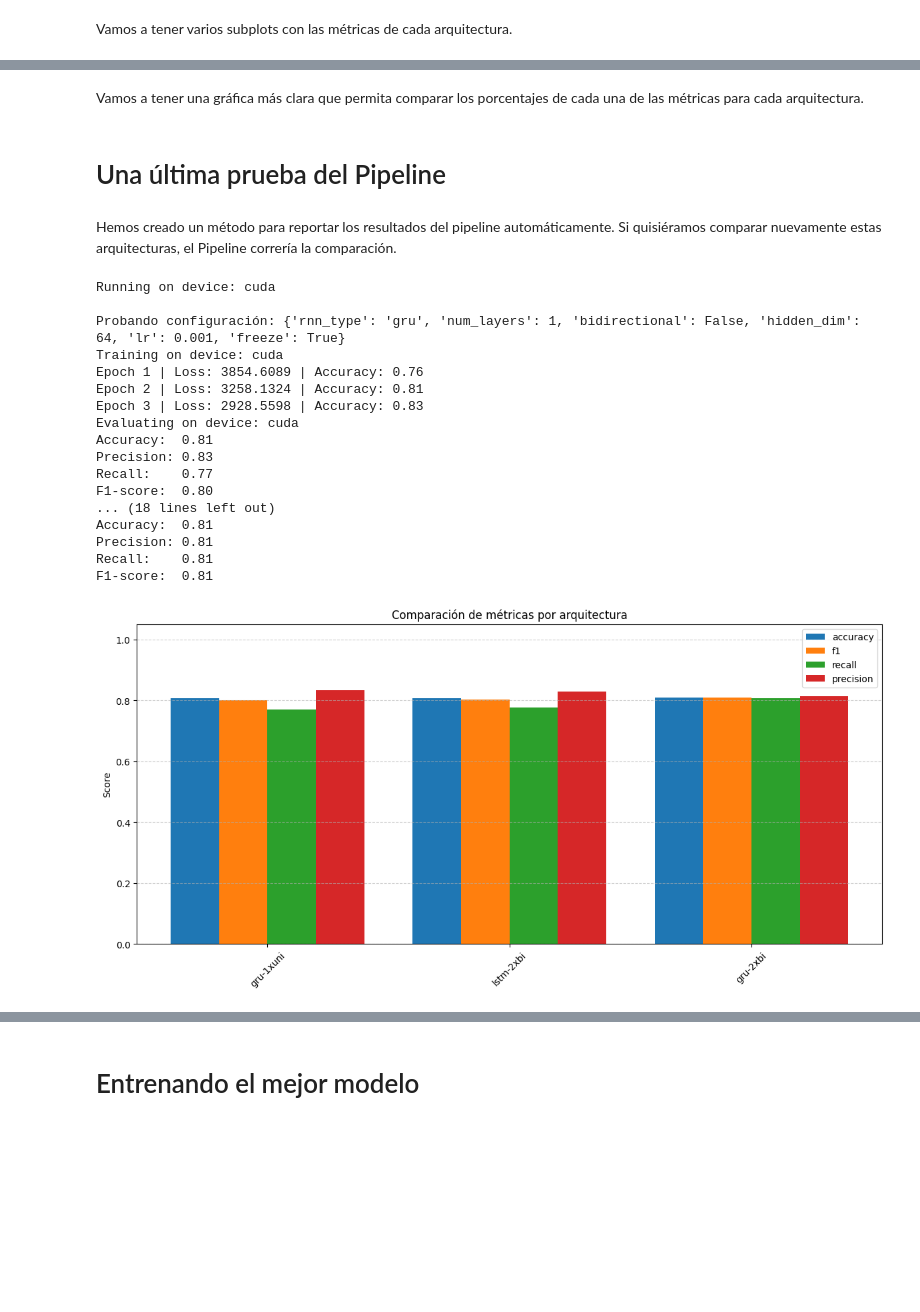
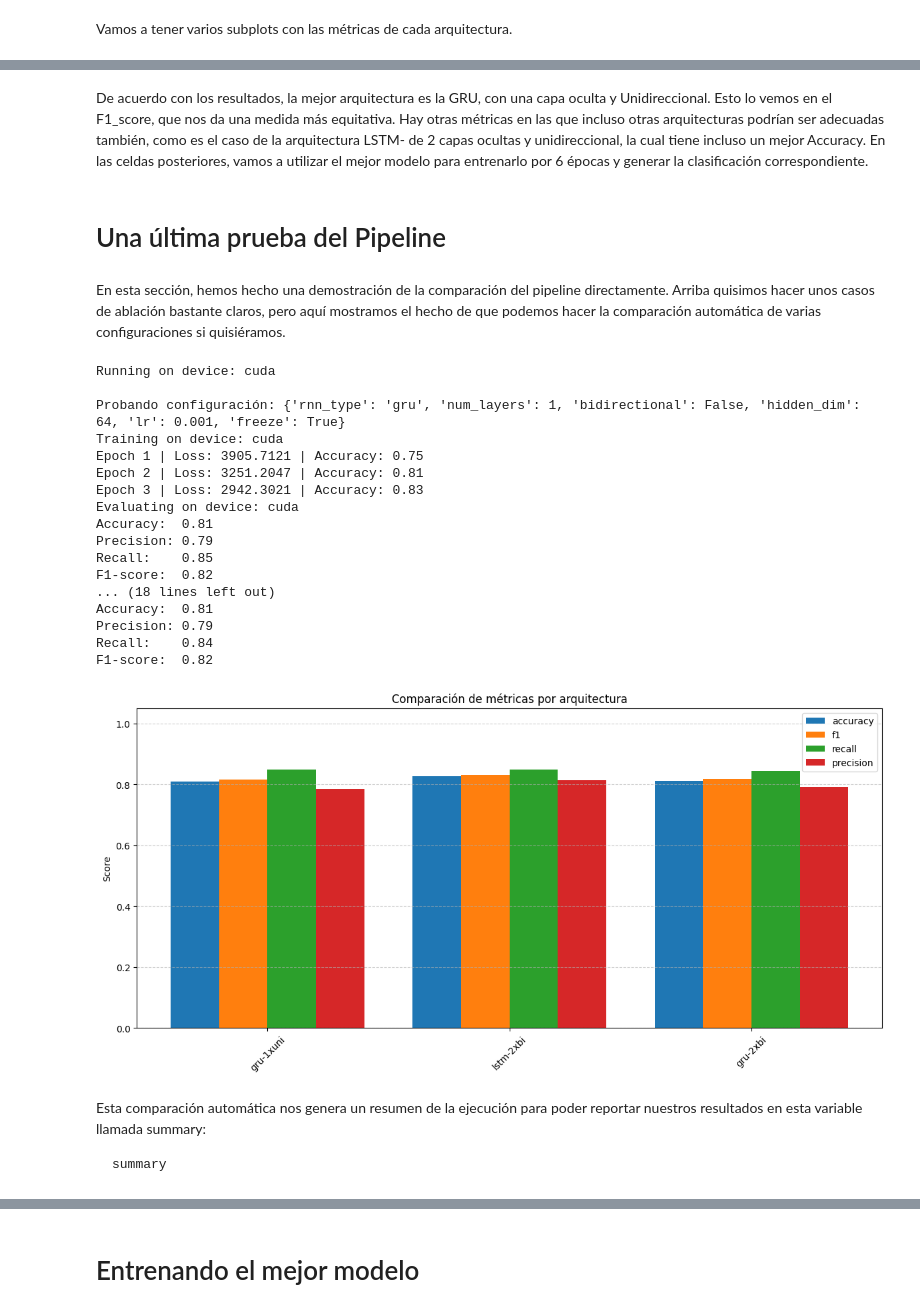
Before and after one commit to slancheros/RNN_NLP, a Jupyter notebook: Microproyecto2_Entregable.ipynb, the cells around one changed output, grey strips where cells are left out. Saved outputs shown, nothing was run; the diff lists cells and outputs as text; code cells hidden in the pictures; blank space fills up the shorter version.

````diff
--- a/Microproyecto2_Entregable.ipynb
+++ b/Microproyecto2_Entregable.ipynb
@@ -308,7 +307,7 @@ Explicamos aquí los tipos de capas de la red, ya que van a ser configurables de
 | **GRU**  | Gated Recurrent Unit   |
 # %%
 class SentimentRNN(nn.Module):
-    def __init__(self, embedding_matrix, hidden_dim, num_layers=1, bidirectional=False, rnn_type='lstm'):
+    def __init__(self, embedding_matrix, hidden_dim, num_layers=1, bidirectional=False, rnn_type='lstm', dropout=0.3):
         super().__init__()
         num_embeddings, emb_dim = embedding_matrix.shape
         self.embedding = nn.Embedding.from_pretrained(embedding_matrix, freeze=True)
@@ -319,40 +318,30 @@ class SentimentRNN(nn.Module):
             hidden_size=hidden_dim,
             num_layers=num_layers,
             batch_first=True,
-            bidirectional=bidirectional
+            bidirectional=bidirectional,
+            dropout=dropout if num_layers > 1 else 0.0
         )
 
         direction_factor = 2 if bidirectional else 1
+        self.dropout = nn.Dropout(dropout)
         self.fc = nn.Linear(hidden_dim * direction_factor, 1)
         self.sigmoid = nn.Sigmoid()
 
     def forward(self, x):
-        expected_input_dim = self.fc.in_features
-
         embedded = self.embedding(x)
         _, hidden = self.rnn(embedded)
-
-        if isinstance(hidden, tuple):  # LSTM devuelve (hidden_state, cell_state)
+        if isinstance(hidden, tuple):  # LSTM
             hidden = hidden[0]
 
-        # Manejo correcto para RNN bidireccional y unidireccional
         if hidden.dim() == 3:
             if self.rnn.bidirectional and hidden.shape[0] >= 2:
-                # Concatenamos la última capa forward y backward
                 last_hidden = torch.cat((hidden[-2], hidden[-1]), dim=1)
             else:
                 last_hidden = hidden[-1]
         else:
             last_hidden = hidden.squeeze(0)
 
-        # Validación final de dimensiones
-        if last_hidden.shape[-1] != expected_input_dim:
-            raise RuntimeError(
-                f"La forma del hidden state no es compatible: recibida {last_hidden.shape[-1]}, esperada {expected_input_dim}. "
-                f"Verificación de que hidden_dim es compatible para bidireccionalidad."
-            )
-
-        return self.sigmoid(self.fc(last_hidden)).squeeze(1)
+        return self.sigmoid(self.fc(self.dropout(last_hidden))).squeeze(1)
 
 
     def extra_repr(self):
@@ -986,2 +1002,0 @@ Vemos que este modelo tiene un muy buen rendimiento sobre el dataset. Podemos ut
-# %%
-df = imdb_df.copy()
@@ -1309,7 +1306,7 @@ weighted avg       0.92      0.92      0.92     39723
 # Arquitectura 5 - GRU- layers-2- Bidirectional - Optimal Hidden Units
 # %%
 ablated_archs = [
-        {"rnn_type": "gru", "num_layers": 2, "bidirectional": True},
+        {"rnn_type": "gru", "num_layers": 2, "bidirectional": True,"dropout": 0.3},
     ]
 # %%
 search_space = {
@@ -1460,37 +1458,44 @@ plt.savefig('/content/drive/MyDrive/MasterIA/DeepLearning/Microproy2/comparison.
 <Figure size 640x480 with 0 Axes>
-# %% [markdown]
-Vamos a tener una gráfica más clara que permita comparar los porcentajes de cada una de las métricas para cada arquitectura.
+# %% [markdown]
+De acuerdo con los resultados, la mejor arquitectura es la GRU, con una capa oculta y Unidireccional. Esto lo vemos en el F1_score, que nos da una medida más equitativa. Hay otras métricas en las que incluso otras arquitecturas podrían ser adecuadas también, como es el caso de la arquitectura LSTM- de 2 capas ocultas y unidireccional, la cual tiene incluso un mejor Accuracy. En las celdas posteriores, vamos a utilizar el mejor modelo para entrenarlo por 6 épocas y generar la clasificación correspondiente.
 # %% [markdown]
 # Una última prueba del Pipeline
-# %% [markdown]
-Hemos creado un método para reportar los resultados del pipeline automáticamente. Si quisiéramos comparar nuevamente estas arquitecturas, el Pipeline correría la comparación.
+# %% [markdown]
+En esta sección, hemos hecho una demostración de la comparación del pipeline directamente. Arriba quisimos hacer unos casos de ablación bastante claros, pero aquí mostramos el hecho de que podemos hacer la comparación automática de varias configuraciones si quisiéramos.
 # %%
 ablated_archs = [
     {"rnn_type": "gru", "num_layers": 1, "bidirectional": False, "hidden_dim": 64, "lr": 0.001, "freeze": True},
-    {"rnn_type": "lstm", "num_layers": 2, "bidirectional": True, "hidden_dim": 128, "lr": 0.0005, "freeze": False},
-    {"rnn_type": "gru", "num_layers": 2, "bidirectional": True, "hidden_dim": 96, "lr": 0.0008, "freeze": True}
+    {"rnn_type": "lstm", "num_layers": 2, "bidirectional": True, "hidden_dim": 128, "lr": 0.0005,"dropout":0.3, "freeze": False},
+    {"rnn_type": "gru", "num_layers": 2, "bidirectional": True, "hidden_dim": 96, "lr": 0.0008, "dropout":0.5,"freeze": True}
 ]
 
 summary = pipeline.run_and_compare(df, configs=ablated_archs)
 # %% [output]
 Running on device: cuda
 
 Probando configuración: {'rnn_type': 'gru', 'num_layers': 1, 'bidirectional': False, 'hidden_dim': 64, 'lr': 0.001, 'freeze': True}
 Training on device: cuda
-Epoch 1 | Loss: 3854.6089 | Accuracy: 0.76
-Epoch 2 | Loss: 3258.1324 | Accuracy: 0.81
-Epoch 3 | Loss: 2928.5598 | Accuracy: 0.83
+Epoch 1 | Loss: 3905.7121 | Accuracy: 0.75
+Epoch 2 | Loss: 3251.2047 | Accuracy: 0.81
+Epoch 3 | Loss: 2942.3021 | Accuracy: 0.83
 Evaluating on device: cuda
 Accuracy:  0.81
-Precision: 0.83
-Recall:    0.77
-F1-score:  0.80
+Precision: 0.79
+Recall:    0.85
+F1-score:  0.82
 ... (18 lines left out)
 Accuracy:  0.81
-Precision: 0.81
-Recall:    0.81
-F1-score:  0.81
+Precision: 0.79
+Recall:    0.84
+F1-score:  0.82
-[figure, old version]
+[figure, new version]
+# %% [markdown]
+Esta comparación automática nos genera un resumen de la ejecución para poder reportar nuestros resultados en esta variable llamada summary:
+
+
+```
+summary
+```
 # %%
 summary
 # %% [output]
````
Also changed, not shown: parts of 61 cells of this notebook.
